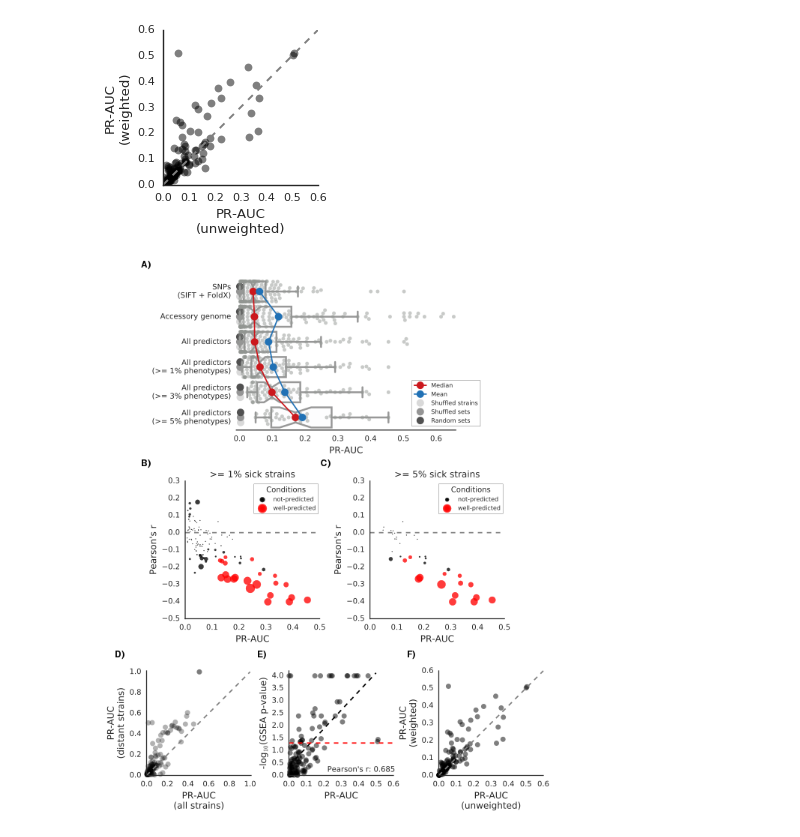
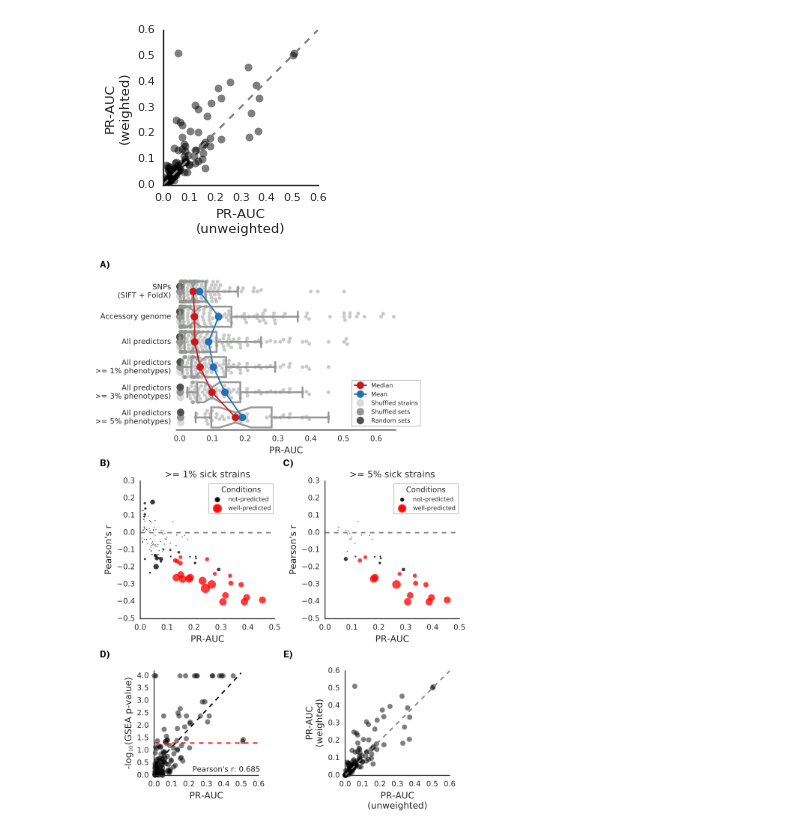
Before and after one commit to mgalardini/ecopredict, a Jupyter notebook: notebooks/sfig4.ipynb, the cells around one changed output. Drawn from its saved outputs; the diff is of its cells as text; code cells hidden in the pictures.

```diff
--- a/notebooks/sfig4.ipynb
+++ b/notebooks/sfig4.ipynb
@@ -415,45 +415,45 @@ import svgutils.transform as sg
 import sys
 
 #create new SVG figure
 fig = sg.SVGFigure("7in", "8.3in")
 
 # load matpotlib-generated figures
 fig1 = sg.fromfile('../plots/conditions_all_auc.svg')
 fig2 = sg.fromfile('sfig4a.svg')
 fig3 = sg.fromfile('sfig4b.svg')
 fig4 = sg.fromfile('sfig4c.svg')
 fig5 = sg.fromfile('sfig4d.svg')
 
 # get the plot objects
 plot1 = fig1.getroot()
-plot1.moveto(140, 0, scale=1)
+plot1.moveto(60, 0, scale=1)
 plot2 = fig2.getroot()
-plot2.moveto(60, 270, scale=1)
-plot3 = fig3.getroot()
-plot3.moveto(45, 530, scale=1)
+plot2.moveto(0, 270, scale=1)
+# plot3 = fig3.getroot()
+# plot3.moveto(45, 530, scale=1)
 plot4 = fig4.getroot()
-plot4.moveto(235, 530, scale=1)
+plot4.moveto(55, 530, scale=1)
 plot5 = fig5.getroot()
-plot5.moveto(435, 530, scale=1)
+plot5.moveto(310, 530, scale=1)
 
 # add text labels
-txt1 = sg.TextElement(60,  10, "A)", size=12, weight="bold")
-txt2 = sg.TextElement(60,  275, "B)", size=12, weight="bold")
-txt3 = sg.TextElement(300,  275, "C)", size=12, weight="bold")
-txt4 = sg.TextElement(25,  530, "D)", size=12, weight="bold")
-txt5 = sg.TextElement(215,  530, "E)", size=12, weight="bold")
-txt6 = sg.TextElement(415,  530, "F)", size=12, weight="bold")
+txt1 = sg.TextElement(5,  10, "A)", size=12, weight="bold")
+txt2 = sg.TextElement(5,  275, "B)", size=12, weight="bold")
+txt3 = sg.TextElement(250,  275, "C)", size=12, weight="bold")
+# txt4 = sg.TextElement(25,  530, "D)", size=12, weight="bold")
+txt5 = sg.TextElement(5,  530, "D)", size=12, weight="bold")
+txt6 = sg.TextElement(250,  530, "E)", size=12, weight="bold")
 
 # append plots and labels to figure
-fig.append([plot1, plot2, plot3, plot4, plot5])
-fig.append([txt1, txt2, txt3, txt4, txt5, txt6])
+fig.append([plot1, plot2, plot4, plot5])
+fig.append([txt1, txt2, txt3, txt5, txt6])
 
 # save generated SVG files
 fig.save("../figures/supplementary/sfig4.svg")
 
 !convert ../figures/supplementary/sfig4.svg sfig4.png
 
 from IPython.display import Image
 Image(filename='sfig4.png')
 # %% [output]
-[figure, old version]
+[figure, new version]
```
Also changed, not shown: 15 other files.
